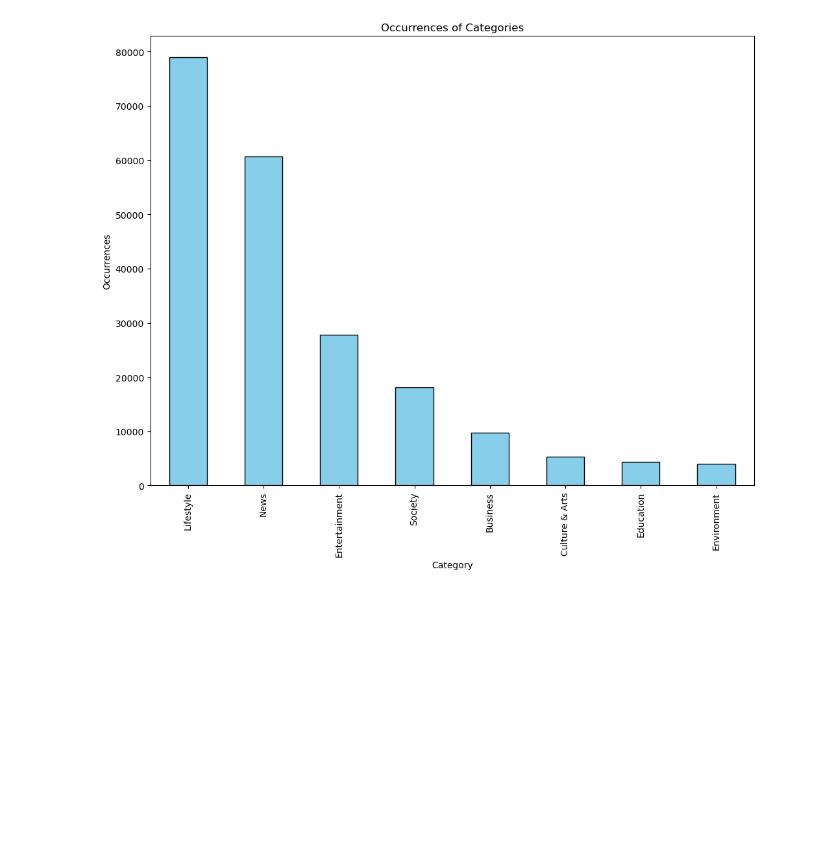
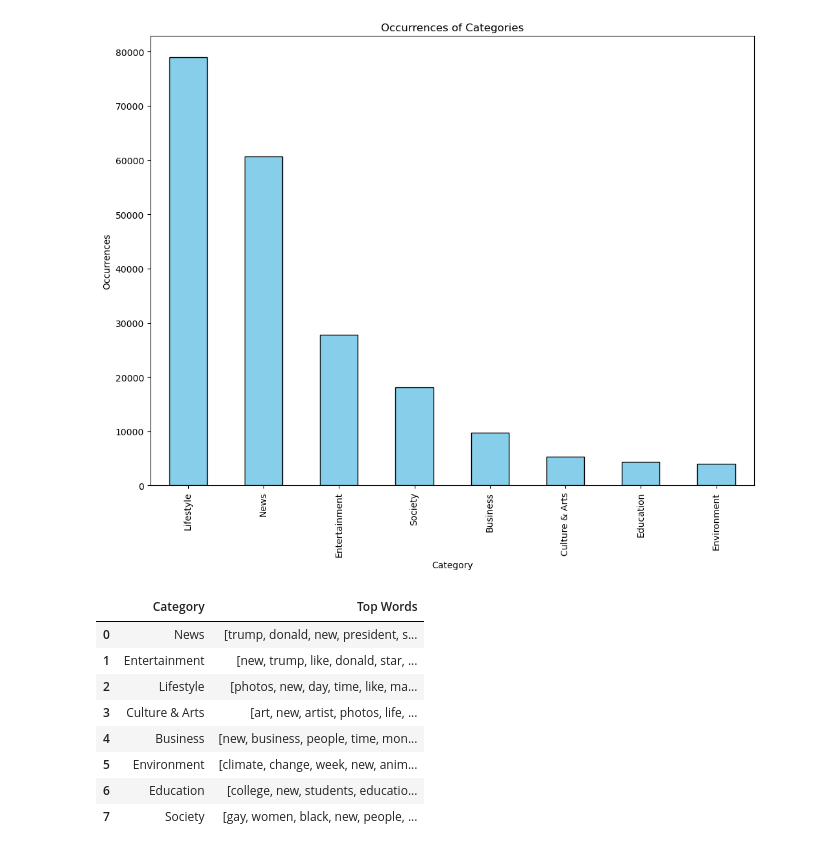
Before and after one commit to cjw612/News_Category_Classification, a Jupyter notebook: BERT_transformation_and_preprocessing.ipynb, the cells around one changed output. Cells and saved outputs as stored; diff of their text form; code cells hidden in the pictures; blank space fills up the shorter version.

```diff
--- a/BERT_transformation_and_preprocessing.ipynb
+++ b/BERT_transformation_and_preprocessing.ipynb
@@ -143,3 +149,75 @@ plt.title('Occurrences of Categories')
 plt.show()
 # %% [output]
 [figure]
+# %%
+# EDA: Latent Dirichlet Allocation to identify top words that are associated with that particular category
+
+# Define text preprocessing function
+def preprocess_text_nltk(text):
+    # Lowercase, punctuation removal, tokenization, and stopword removal
+    text = text.lower()
+    text = text.translate(str.maketrans('', '', string.punctuation))
+    tokens = word_tokenize(text)
+    stop_words = set(stopwords.words('english'))
+    tokens = [word for word in tokens if word not in stop_words and not word.isdigit()]
+
+    # Lemmatization
+    lemmatizer = WordNetLemmatizer()
+    tokens = [lemmatizer.lemmatize(word) for word in tokens]
+
+    # Return the preprocessed text
+    return " ".join(tokens)
+
+# Define function that applies LDA and displays  top words for each category
+def fit_lda(df, top_n_words):
+    # Define categories for function to iterate through
+    categories = df["reduced_category"].unique()
+
+    # Store results to transfer into dataframe
+    results = []
+
+    for category in categories:
+        # Filter the dataframe by category
+        category_df = df[df["reduced_category"] == category]
+
+        # Vectorize the text using TfidfVectorizer
+        vectorizer = TfidfVectorizer(stop_words='english')
+        X = vectorizer.fit_transform(category_df["processed_text"])
+
+        # Fit the LDA model for this category
+        lda = LatentDirichletAllocation(n_components=1, random_state=1424)
+        lda.fit(X)
+
+        # Get the top words for the single topic
+        terms = vectorizer.get_feature_names_out()
+        top_words_idx = lda.components_[0].argsort()[-top_n_words:][::-1]  # Top 10 words for the topic
+        top_words = [terms[i] for i in top_words_idx]
+
+        # Dynamically display the top words for the category
+        results.append([category, top_words])
+
+    # Create dataframe from the results list
+    lda_results_df = pd.DataFrame(results, columns=['Category', 'Top Words'])
+
+    return lda_results_df
+
+# Apply the functions
+df['processed_text'] = df['text'].apply(preprocess_text)
+lda_results = fit_lda(df, 10)
+
+# Drop TF-IDF processed text since we are using BERT for subsequent analysis
+df = df.drop(columns=["processed_text"])
+
+# Print out the results
+pd.set_option('display.max_colwidth', None)
+lda_results
+# %% [output]
+|  | Category | Top Words |
+| 0 | News | [trump, donald, new, president, s... |
+| 1 | Entertainment | [new, trump, like, donald, star, ... |
+| 2 | Lifestyle | [photos, new, day, time, like, ma... |
+| 3 | Culture & Arts | [art, new, artist, photos, life, ... |
+| 4 | Business | [new, business, people, time, mon... |
+| 5 | Environment | [climate, change, week, new, anim... |
+| 6 | Education | [college, new, students, educatio... |
+| 7 | Society | [gay, women, black, new, people, ... |
```
Also changed, not shown: parts of 2 cells of this notebook.
